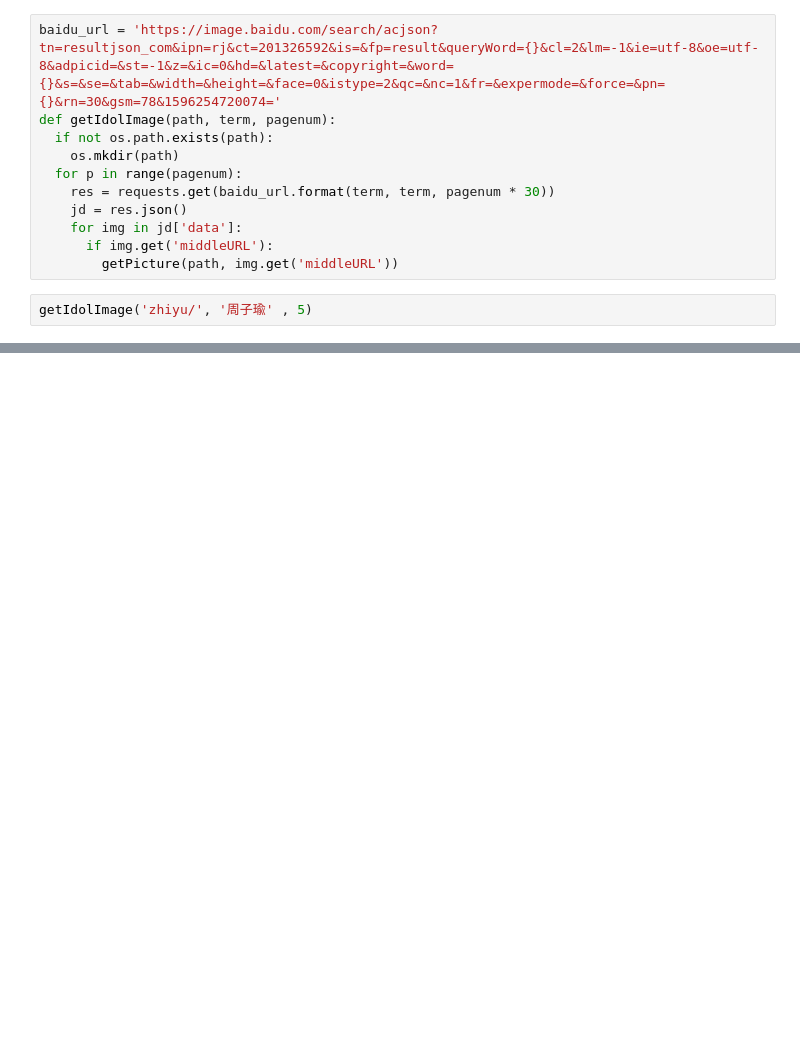
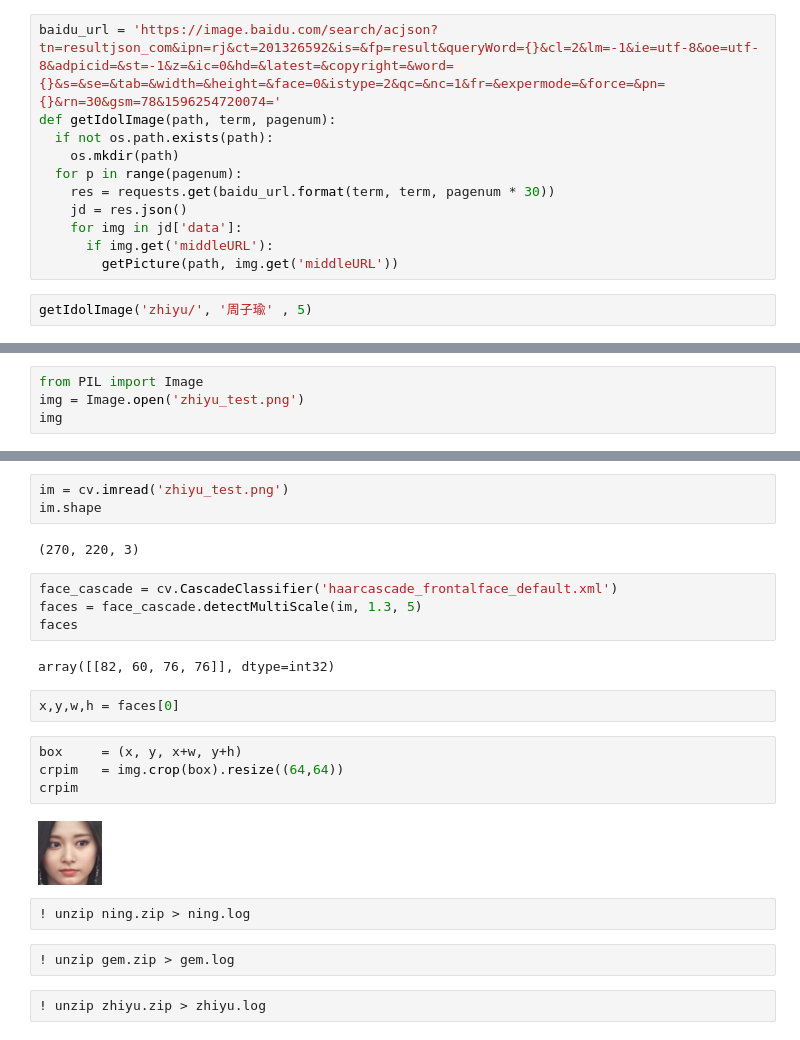
Before and after one commit to ywchiu/tibamedl, a Jupyter notebook: Demo20200801.ipynb, the cells around one changed output, grey strips where cells are left out. Drawn from its saved outputs; the diff is of its cells as text; blank space fills up the shorter version.

```diff
--- a/Demo20200801.ipynb
+++ b/Demo20200801.ipynb
@@ -602,0 +667,4 @@ getIdolImage('zhiyu/', '周子瑜' , 5)
+# %%
+from PIL import Image
+img = Image.open('zhiyu_test.png')
+img
@@ -602,0 +686,25 @@ getIdolImage('zhiyu/', '周子瑜' , 5)
+# %%
+im = cv.imread('zhiyu_test.png')
+im.shape
+# %% [output]
+(270, 220, 3)
+# %%
+face_cascade = cv.CascadeClassifier('haarcascade_frontalface_default.xml')
+faces = face_cascade.detectMultiScale(im, 1.3, 5)
+faces
+# %% [output]
+array([[82, 60, 76, 76]], dtype=int32)
+# %%
+x,y,w,h = faces[0]
+# %%
+box     = (x, y, x+w, y+h)
+crpim   = img.crop(box).resize((64,64))
+crpim
+# %% [output]
+[figure, added]
+# %%
+! unzip ning.zip > ning.log
+# %%
+! unzip gem.zip > gem.log
+# %%
+! unzip zhiyu.zip > zhiyu.log
```
Also changed, not shown: parts of 52 cells of this notebook.
